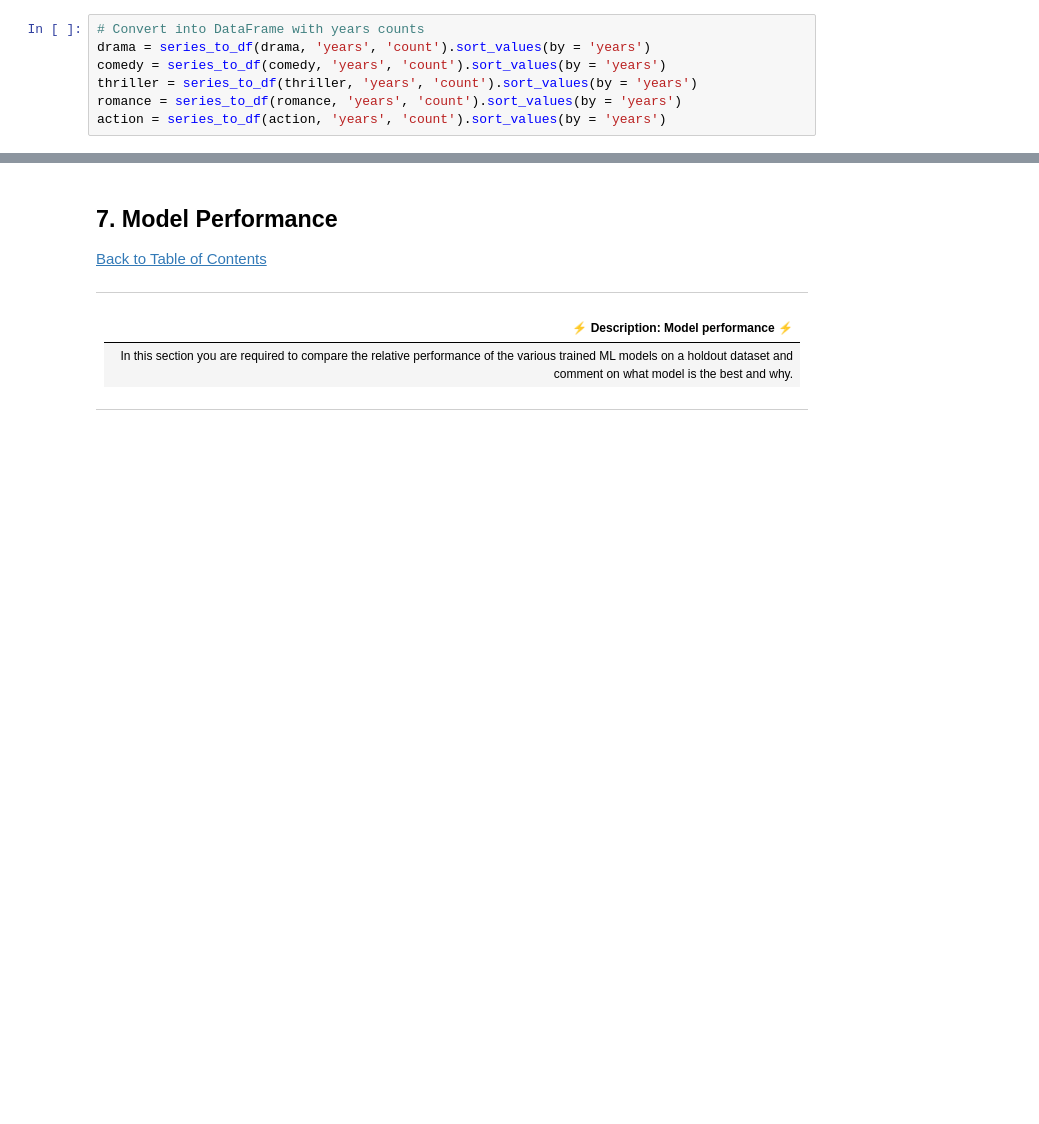
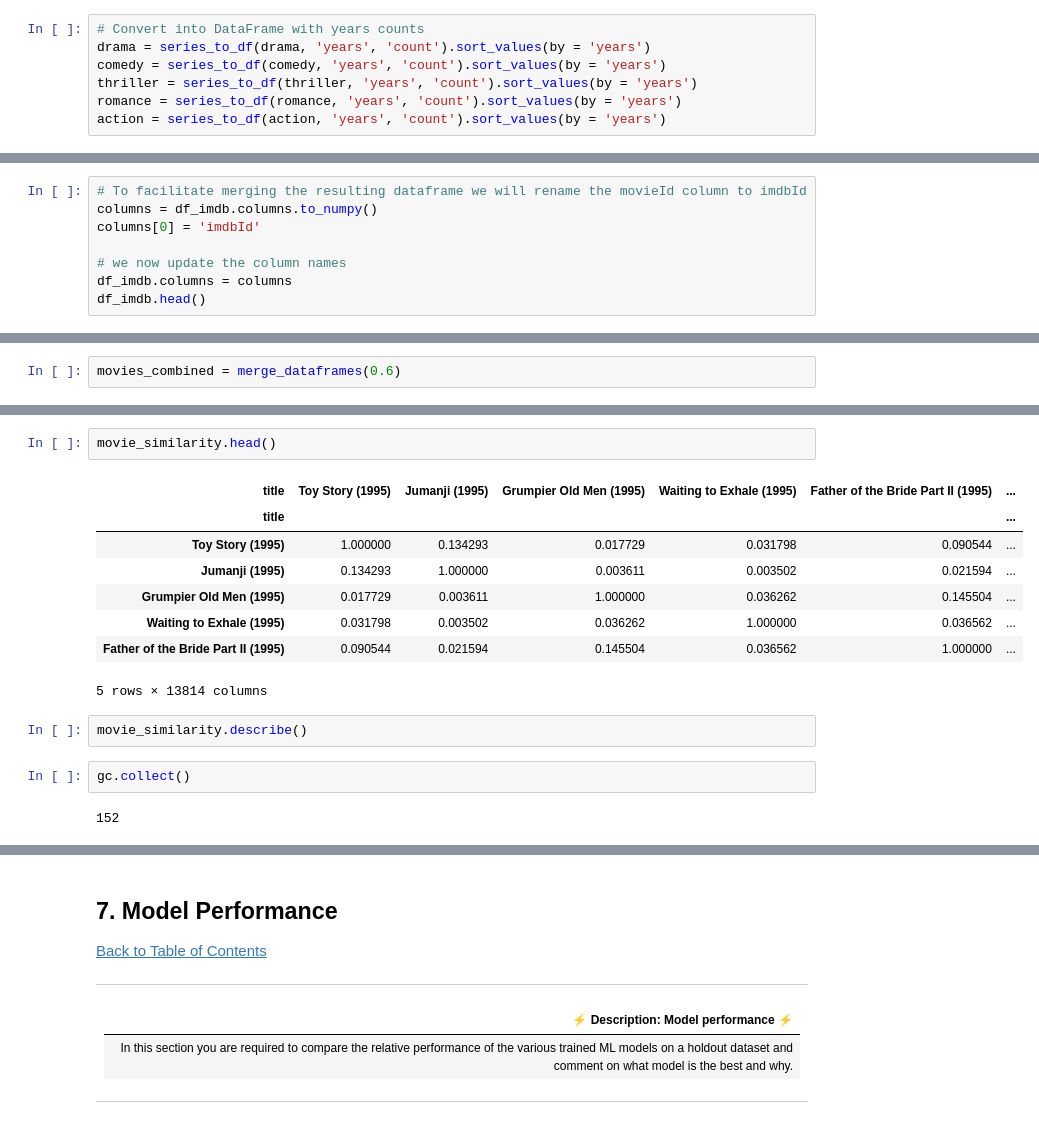
Before and after one commit to Explore-AI/unsupervised-predict-streamlit-template, a Jupyter notebook: 2110acds-t7-notebook-jackie.ipynb, the cells around one changed output, grey strips where cells are left out. Saved outputs shown, nothing was run; the diff lists cells and outputs as text; blank space fills up the shorter version.

```diff
--- a/2110acds-t7-notebook-jackie.ipynb
+++ b/2110acds-t7-notebook-jackie.ipynb
@@ -1322,0 +1480,8 @@ NameError: name 'svd_' is not defined
+# %%
+# To facilitate merging the resulting dataframe we will rename the movieId column to imdbId
+columns = df_imdb.columns.to_numpy()
+columns[0] = 'imdbId'
+
+# we now update the column names
+df_imdb.columns = columns
+df_imdb.head()
@@ -1322,0 +1533,2 @@ NameError: name 'svd_' is not defined
+# %%
+movies_combined = merge_dataframes(0.6)
@@ -1322,0 +1566,17 @@ NameError: name 'svd_' is not defined
+# %%
+movie_similarity.head()
+# %% [output]
+| title | Toy Story (1995) | Jumanji (1995) | Grumpier Old Men (1995) | Waiting to Exhale (1995) | Father of the Bride Part II (1995) | ... |
+| title |  |  |  |  |  | ... |
+| Toy Story (1995) | 1.000000 | 0.134293 | 0.017729 | 0.031798 | 0.090544 | ... |
+| Jumanji (1995) | 0.134293 | 1.000000 | 0.003611 | 0.003502 | 0.021594 | ... |
+| Grumpier Old Men (1995) | 0.017729 | 0.003611 | 1.000000 | 0.036262 | 0.145504 | ... |
+| Waiting to Exhale (1995) | 0.031798 | 0.003502 | 0.036262 | 1.000000 | 0.036562 | ... |
+| Father of the Bride Part II (1995) | 0.090544 | 0.021594 | 0.145504 | 0.036562 | 1.000000 | ... |
+5 rows × 13814 columns
+# %%
+movie_similarity.describe()
+# %%
+gc.collect()
+# %% [output]
+152
```
Also changed, not shown: parts of 60 cells of this notebook.
